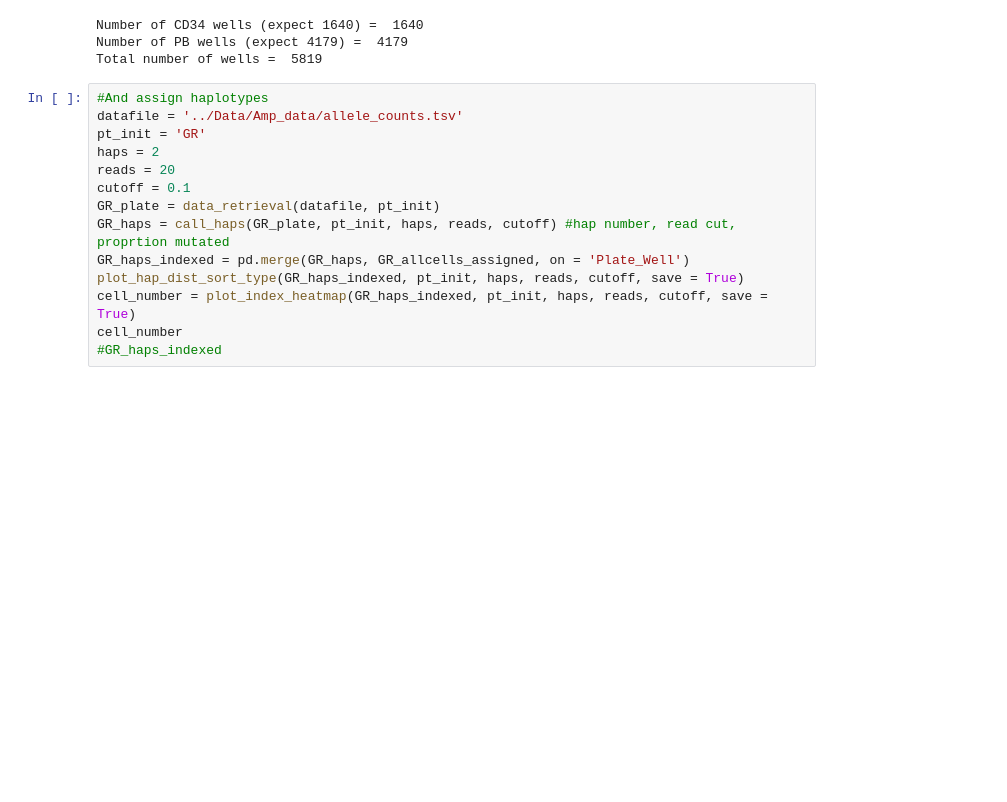
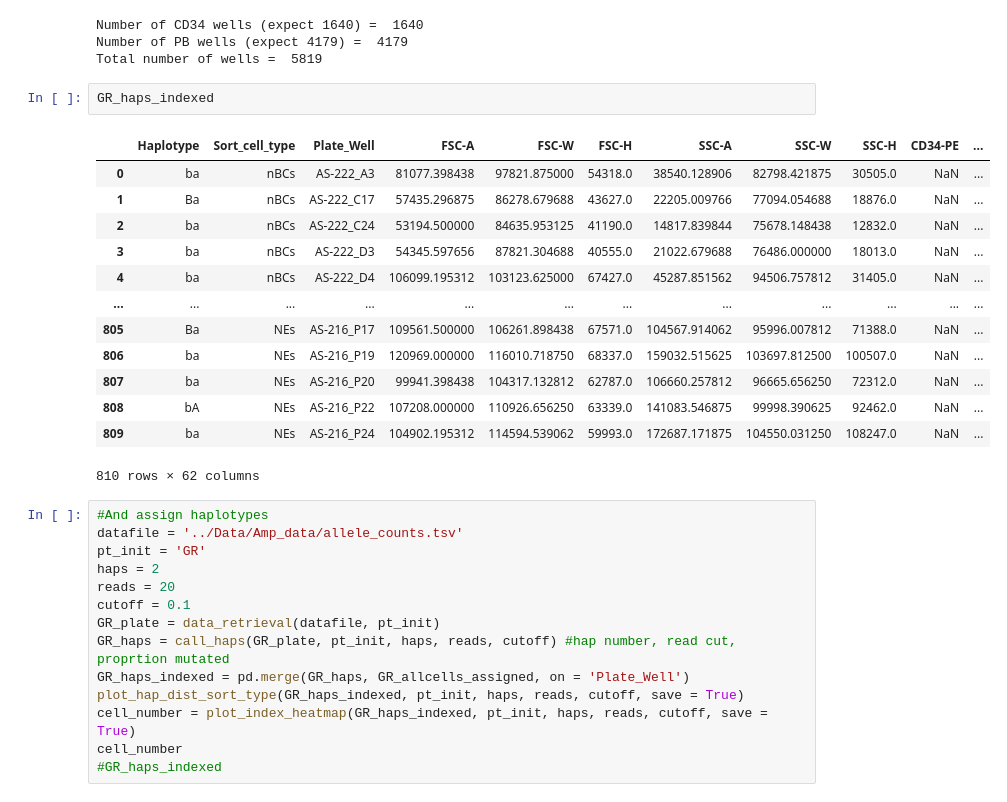
Before and after one commit to AnnatinaSchnegg/AS_amplicons, a Jupyter notebook: Code/Index_haps_GR.ipynb, the cells around one changed output. Saved outputs shown, nothing was run; the diff lists cells and outputs as text; blank space fills up the shorter version.

```diff
--- a/Code/Index_haps_GR.ipynb
+++ b/Code/Index_haps_GR.ipynb
@@ -928,6 +924,22 @@ print('Total number of wells = ', len(GR_allcells_assigned))
 Number of CD34 wells (expect 1640) =  1640
 Number of PB wells (expect 4179) =  4179
 Total number of wells =  5819
+# %%
+GR_haps_indexed
+# %% [output]
+|  | Haplotype | Sort_cell_type | Plate_Well | FSC-A | FSC-W | FSC-H | SSC-A | SSC-W | SSC-H | CD34-PE | ... |
+| 0 | ba | nBCs | AS-222_A3 | 81077.398438 | 97821.875000 | 54318.0 | 38540.128906 | 82798.421875 | 30505.0 | NaN | ... |
+| 1 | Ba | nBCs | AS-222_C17 | 57435.296875 | 86278.679688 | 43627.0 | 22205.009766 | 77094.054688 | 18876.0 | NaN | ... |
+| 2 | ba | nBCs | AS-222_C24 | 53194.500000 | 84635.953125 | 41190.0 | 14817.839844 | 75678.148438 | 12832.0 | NaN | ... |
+| 3 | ba | nBCs | AS-222_D3 | 54345.597656 | 87821.304688 | 40555.0 | 21022.679688 | 76486.000000 | 18013.0 | NaN | ... |
+| 4 | ba | nBCs | AS-222_D4 | 106099.195312 | 103123.625000 | 67427.0 | 45287.851562 | 94506.757812 | 31405.0 | NaN | ... |
+| ... | ... | ... | ... | ... | ... | ... | ... | ... | ... | ... | ... |
+| 805 | Ba | NEs | AS-216_P17 | 109561.500000 | 106261.898438 | 67571.0 | 104567.914062 | 95996.007812 | 71388.0 | NaN | ... |
+| 806 | ba | NEs | AS-216_P19 | 120969.000000 | 116010.718750 | 68337.0 | 159032.515625 | 103697.812500 | 100507.0 | NaN | ... |
+| 807 | ba | NEs | AS-216_P20 | 99941.398438 | 104317.132812 | 62787.0 | 106660.257812 | 96665.656250 | 72312.0 | NaN | ... |
+| 808 | bA | NEs | AS-216_P22 | 107208.000000 | 110926.656250 | 63339.0 | 141083.546875 | 99998.390625 | 92462.0 | NaN | ... |
+| 809 | ba | NEs | AS-216_P24 | 104902.195312 | 114594.539062 | 59993.0 | 172687.171875 | 104550.031250 | 108247.0 | NaN | ... |
+810 rows × 62 columns
 # %%
 #And assign haplotypes
 datafile = '../Data/Amp_data/allele_counts.tsv'
```
Also changed, not shown: parts of 2 cells of this notebook, 6 other files.
